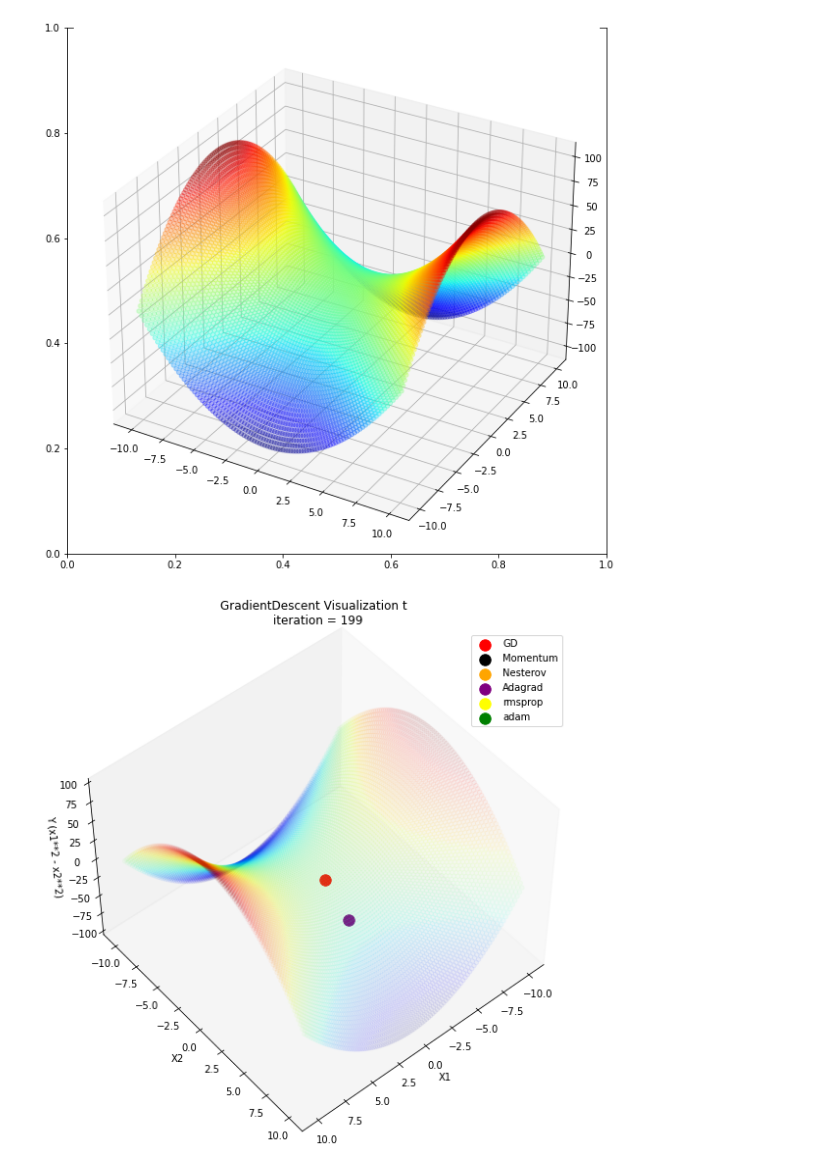
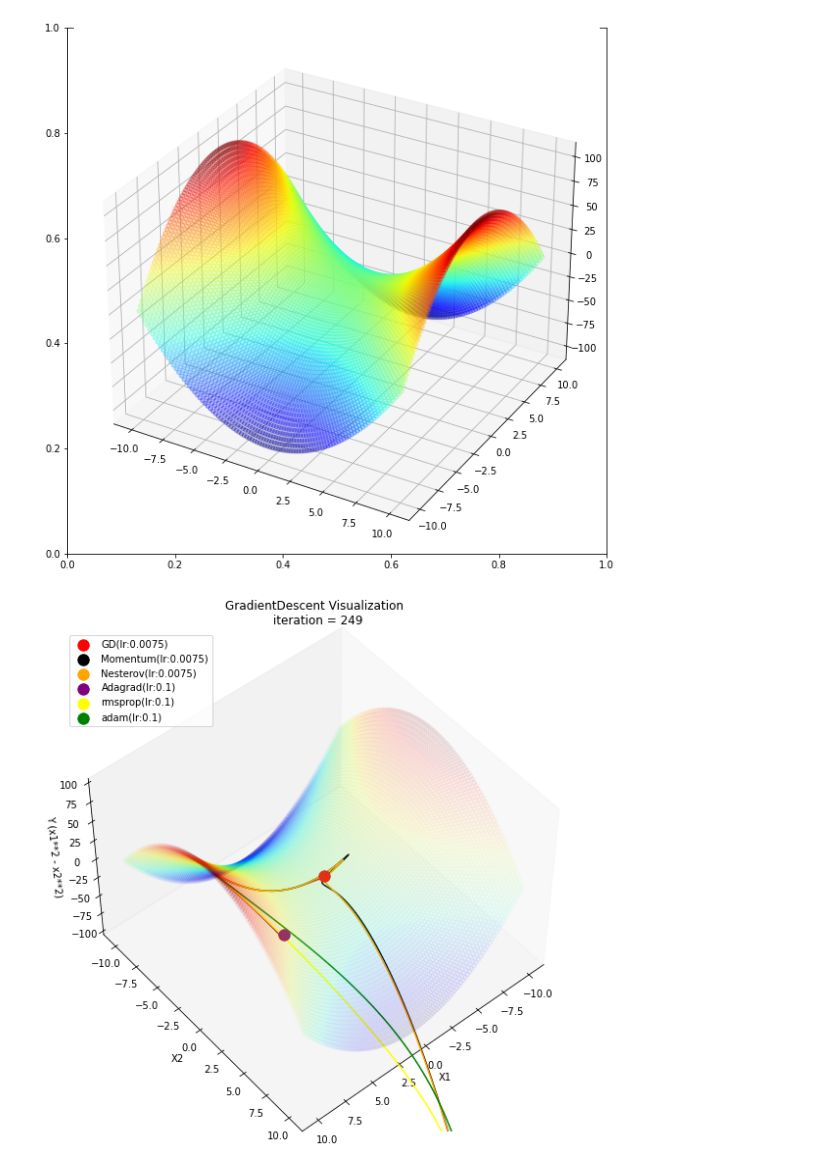
Before and after one commit to dslisleedh/from_scratch, a Jupyter notebook: optimization/gradientdescent/GradientDescents.ipynb, the cells around one changed output. Drawn from its saved outputs; the diff is of its cells as text; code cells hidden in the pictures.

```diff
--- a/optimization/gradientdescent/GradientDescents.ipynb
+++ b/optimization/gradientdescent/GradientDescents.ipynb
@@ -20,11 +20,11 @@ ax.scatter(X1,X2,Y, c = Y, cmap = plt.cm.jet, vmin = Y.min(), vmax = Y.max(), al
 [figure]
 # %%
 class Vis(object):
-    def __init__(self, eta = .005, n_iter = 200, random_state = 42):
+    def __init__(self, eta = .0075, n_iter = 250, random_state = 42):
         self.eta = eta
         self.n_iter = n_iter
         self.random_state = random_state
-        self.x = np.array([3.,0.1])
+        self.x = np.array([10.,0.01])
         self.history_x_ = []
         self.history_y_ = []
 
@@ -33,7 +33,7 @@ class Vis(object):
     def gradient(self, x):
         return np.array([2 * x[0], -2 * x[1]])
 
-    def fit(self, momentum:bool = False, alpha = .8, nesterov = False, adagrad=False, rmsprop = False, rho = .9, adam = False, beta1 = .9, beta2 = .95):
+    def fit(self, momentum:bool = False, alpha = .9, nesterov = False, adagrad=False, rmsprop = False, rho = .9, adam = False, beta1 = .9, beta2 = .95):
         self.adam = adam
         self.beta1 = beta1
         self.beta2 = beta2
@@ -82,54 +82,78 @@ class Vis(object):
 # %%
 vis = Vis()
 vis.fit()
+x = np.row_stack([x for x in vis.history_x_])
+y = np.row_stack([x for x in vis.history_y_])
+y = y.T[0]
 
 vis2 = Vis()
 vis2.fit(momentum=True)
+x2 = np.row_stack([x for x in vis2.history_x_])
+y2 = np.row_stack([x for x in vis2.history_y_])
+y2 = y2.T[0]
 
 vis3 = Vis()
 vis3.fit(nesterov=True)
+x3 = np.row_stack([x for x in vis3.history_x_])
+y3 = np.row_stack([x for x in vis3.history_y_])
+y3 = y3.T[0]
 
 vis4 = Vis(eta =.1)
 vis4.fit(adagrad=True)
+x4 = np.row_stack([x for x in vis4.history_x_])
+y4 = np.row_stack([x for x in vis4.history_y_])
+y4 = y4.T[0]
 
 vis5 = Vis(eta = .1)
 vis5.fit(rmsprop=True)
+x5 = np.row_stack([x for x in vis5.history_x_])
+y5 = np.row_stack([x for x in vis5.history_y_])
+y5 = y5.T[0]
 
 vis6 = Vis(eta = .1)
 vis6.fit(adam=True)
+x6 = np.row_stack([x for x in vis6.history_x_])
+y6 = np.row_stack([x for x in vis6.history_y_])
+y6 = y6.T[0]
 ###
 
-time_steps = 200
+time_steps = 250
 
 fig, ax = plt.subplots(figsize = (10, 10))
 marker_size = 25
 
 def animate(i):
     fig.clear()
     ax = fig.add_subplot(111, projection = '3d')
     ax.set_xlim(X1.min()-1, X1.max() + 1)
     ax.set_ylim(X2.min()-1, X2.max() + 1)
     ax.set_zlim(Y.min()-1, Y.max() + 1)
     ax.view_init(50, 50)
     ax.grid(b = None)
-    ax.set_title('GradientDescent Visualization t \n iteration = %d' % i)
+    ax.set_title('GradientDescent Visualization \n iteration = %d' % i)
     ax.set_xlabel('X1')
     ax.set_ylabel('X2')
     ax.set_zlabel('Y (x1**2 - x2**2)')
     ax.scatter(X1, X2, Y, c = Y, cmap = plt.cm.jet,  edgecolor = None, alpha = .05)
-    ax.scatter(vis.history_x_[i][0], vis.history_x_[i][1], vis.history_y_[i] + 5, s = 130, c = 'red', label = 'GD')
-    ax.scatter(vis2.history_x_[i][0], vis2.history_x_[i][1], vis2.history_y_[i] + 5, s = 130, c = 'black', label = 'Momentum')
-    ax.scatter(vis3.history_x_[i][0], vis3.history_x_[i][1], vis3.history_y_[i] + 5, s = 130, c = 'orange', label = 'Nesterov')
-    ax.scatter(vis4.history_x_[i][0], vis4.history_x_[i][1], vis4.history_y_[i] + 5, s = 130, c = 'purple', label = 'Adagrad')
-    ax.scatter(vis5.history_x_[i][0], vis5.history_x_[i][1], vis5.history_y_[i] + 5, s = 130, c = 'yellow', label = 'rmsprop')
-    ax.scatter(vis6.history_x_[i][0], vis6.history_x_[i][1], vis6.history_y_[i] + 5, s = 130, c = 'green', label = 'adam')
+    ax.plot(x[:i,0], x[:i,1], y[:i], c = 'red')
+    ax.scatter(vis.history_x_[i][0], vis.history_x_[i][1], vis.history_y_[i] + 5, s = 130, c = 'red', label = f'GD(lr:{vis.eta})')
+    ax.plot(x2[:i,0], x2[:i,1], y2[:i], c = 'black')
+    ax.scatter(vis2.history_x_[i][0], vis2.history_x_[i][1], vis2.history_y_[i] + 5, s = 130, c = 'black', label = f'Momentum(lr:{vis2.eta})')
+    ax.plot(x3[:i,0], x3[:i,1], y3[:i], c = 'orange')
+    ax.scatter(vis3.history_x_[i][0], vis3.history_x_[i][1], vis3.history_y_[i] + 5, s = 130, c = 'orange', label = f'Nesterov(lr:{vis3.eta})')
+    ax.plot(x4[:i,0], x4[:i,1], y4[:i], c = 'purple')
+    ax.scatter(vis4.history_x_[i][0], vis4.history_x_[i][1], vis4.history_y_[i] + 5, s = 130, c = 'purple', label = f'Adagrad(lr:{vis4.eta})')
+    ax.plot(x5[:i,0], x5[:i,1], y5[:i], c = 'yellow')
+    ax.scatter(vis5.history_x_[i][0], vis5.history_x_[i][1], vis5.history_y_[i] + 5, s = 130, c = 'yellow', label = f'rmsprop(lr:{vis5.eta})')
+    ax.plot(x6[:i,0], x6[:i,1], y6[:i], c = 'green')
+    ax.scatter(vis6.history_x_[i][0], vis6.history_x_[i][1], vis6.history_y_[i] + 5, s = 130, c = 'green', label = f'adam(lr:{vis6.eta})')
     ax.legend()
 
 plt.tight_layout()
 fig.subplots_adjust(top=.75)
 
 ani = animation.FuncAnimation(fig, animate, interval=30, frames=range(time_steps))
 
 ani.save('GradientDescentVisualziation.gif', writer='pillow', dpi=100)
 # %% [output]
-[figure, old version]
+[figure, new version]
```
Also changed, not shown: 1 other file.
